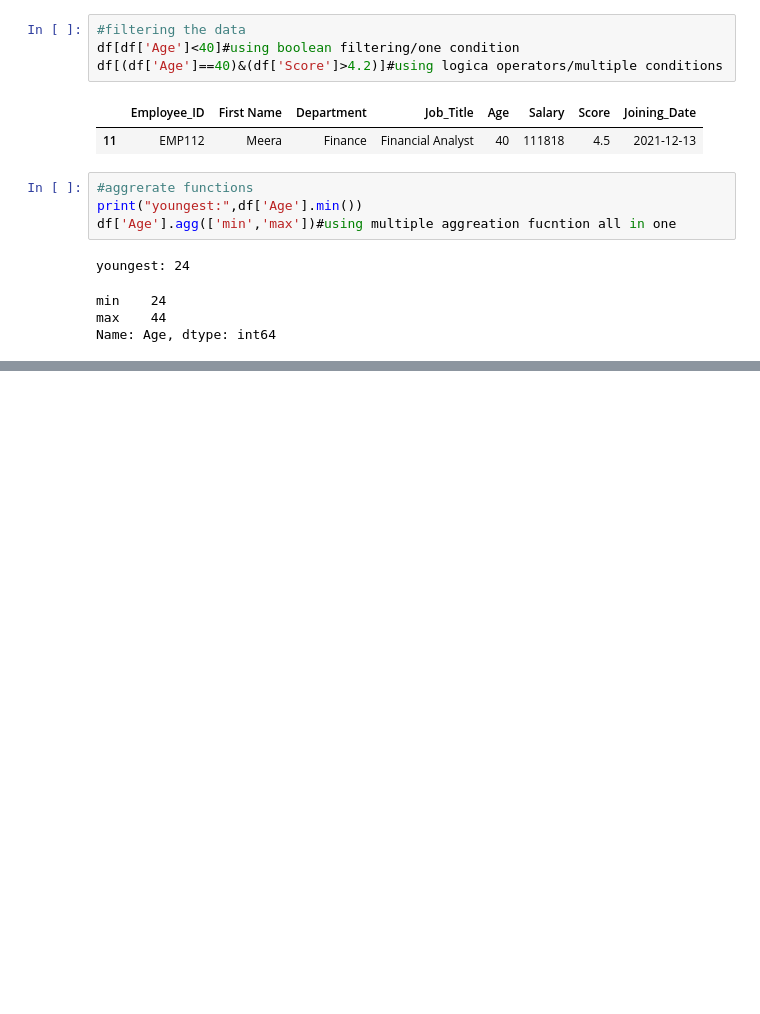
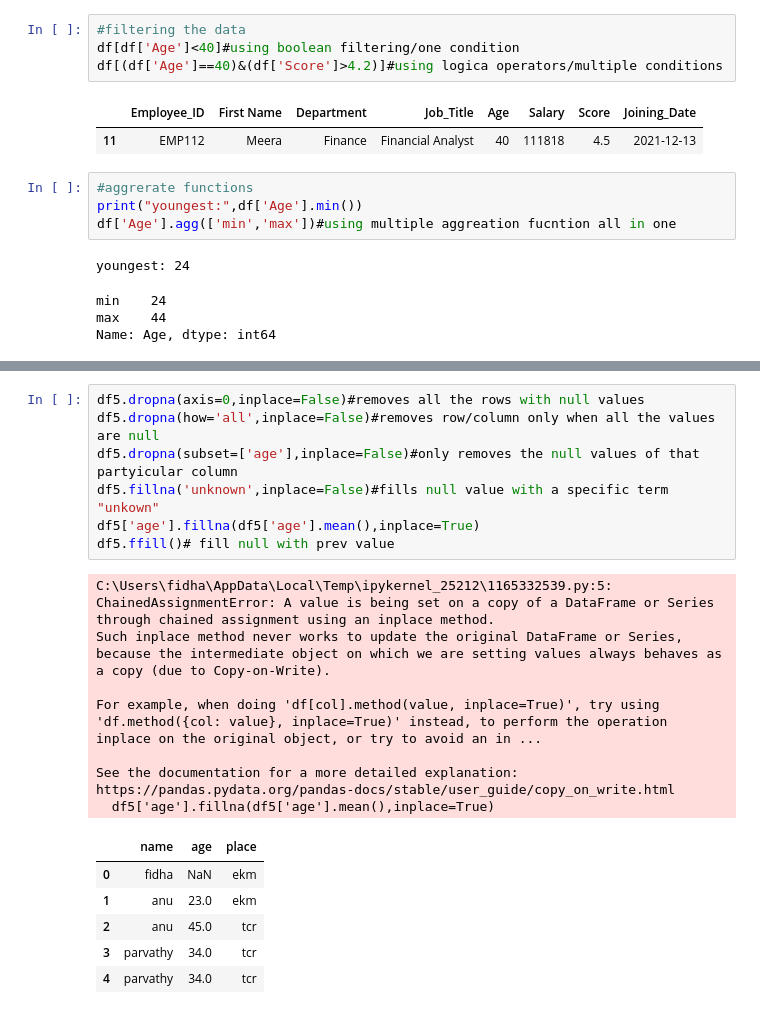
Before and after one commit to suharafidhawork-sudo/Data-Science-, a Jupyter notebook: NUMPY AND PANDAS/datamanupulatingfunctions.ipynb, the cells around one changed output, grey strips where cells are left out. Cells and saved outputs as stored; diff of their text form; blank space fills up the shorter version.

```diff
--- a/NUMPY AND PANDAS/datamanupulatingfunctions.ipynb
+++ b/NUMPY AND PANDAS/datamanupulatingfunctions.ipynb
@@ -88,0 +103,21 @@ Name: Age, dtype: int64
+# %%
+df5.dropna(axis=0,inplace=False)#removes all the rows with null values
+df5.dropna(how='all',inplace=False)#removes row/column only when all the values are null
+df5.dropna(subset=['age'],inplace=False)#only removes the null values of that partyicular column
+df5.fillna('unknown',inplace=False)#fills null value with a specific term "unkown"
+df5['age'].fillna(df5['age'].mean(),inplace=True)
+df5.ffill()# fill null with prev value
+# %% [output]
+C:\Users\fidha\AppData\Local\Temp\ipykernel_25212\1165332539.py:5: ChainedAssignmentError: A value is being set on a copy of a DataFrame or Series through chained assignment using an inplace method.
+Such inplace method never works to update the original DataFrame or Series, because the intermediate object on which we are setting values always behaves as a copy (due to Copy-on-Write).
+
+For example, when doing 'df[col].method(value, inplace=True)', try using 'df.method({col: value}, inplace=True)' instead, to perform the operation inplace on the original object, or try to avoid an in ...
+
+See the documentation for a more detailed explanation: https://pandas.pydata.org/pandas-docs/stable/user_guide/copy_on_write.html
+  df5['age'].fillna(df5['age'].mean(),inplace=True)
+|  | name | age | place |
+| 0 | fidha | NaN | ekm |
+| 1 | anu | 23.0 | ekm |
+| 2 | anu | 45.0 | tcr |
+| 3 | parvathy | 34.0 | tcr |
+| 4 | parvathy | 34.0 | tcr |
```
Also changed, not shown: parts of 12 cells of this notebook, 1 other file.
